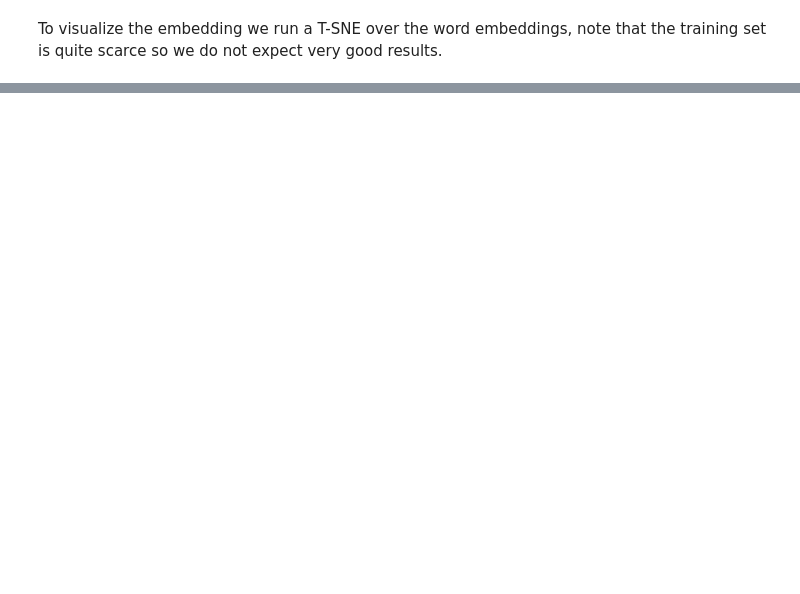
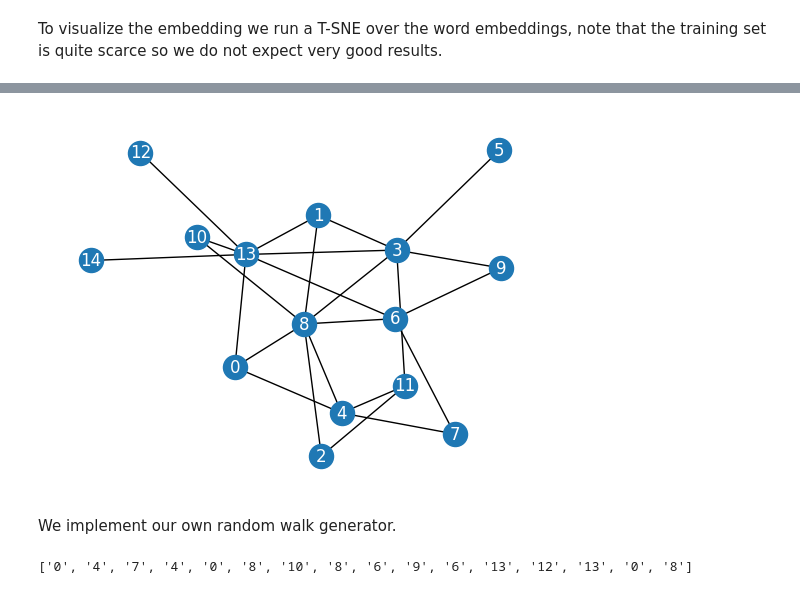
Before and after one commit to rafardzp/Graph-Neural-Networks, a Jupyter notebook: 2. Fundamentals of Graph Learning/GNNs_Chapter03.ipynb, the cells around one changed output, grey strips where cells are left out. Saved outputs shown, nothing was run; the diff lists cells and outputs as text; code cells hidden in the pictures; blank space fills up the shorter version.

```diff
--- a/2. Fundamentals of Graph Learning/GNNs_Chapter03.ipynb
+++ b/2. Fundamentals of Graph Learning/GNNs_Chapter03.ipynb
@@ -82,0 +101,9 @@ plt.show()
+# %%
+G = nx.erdos_renyi_graph(n=15, p=0.35, seed=0)
+
+plt.axis('off')
+nx.draw_networkx(G, pos=nx.spring_layout(G, seed=0), font_size=12, font_color='white')
+# %% [output]
+[figure, added]
+# %% [markdown]
+We implement our own random walk generator.
@@ -82,0 +122,5 @@ plt.show()
+# %%
+walk = random_walk(start_node=0, graph=G, elements=15)
+print(walk)
+# %% [output]
+['0', '4', '7', '4', '0', '8', '10', '8', '6', '9', '6', '13', '12', '13', '0', '8']
```
Also changed, not shown: parts of 20 cells of this notebook.
